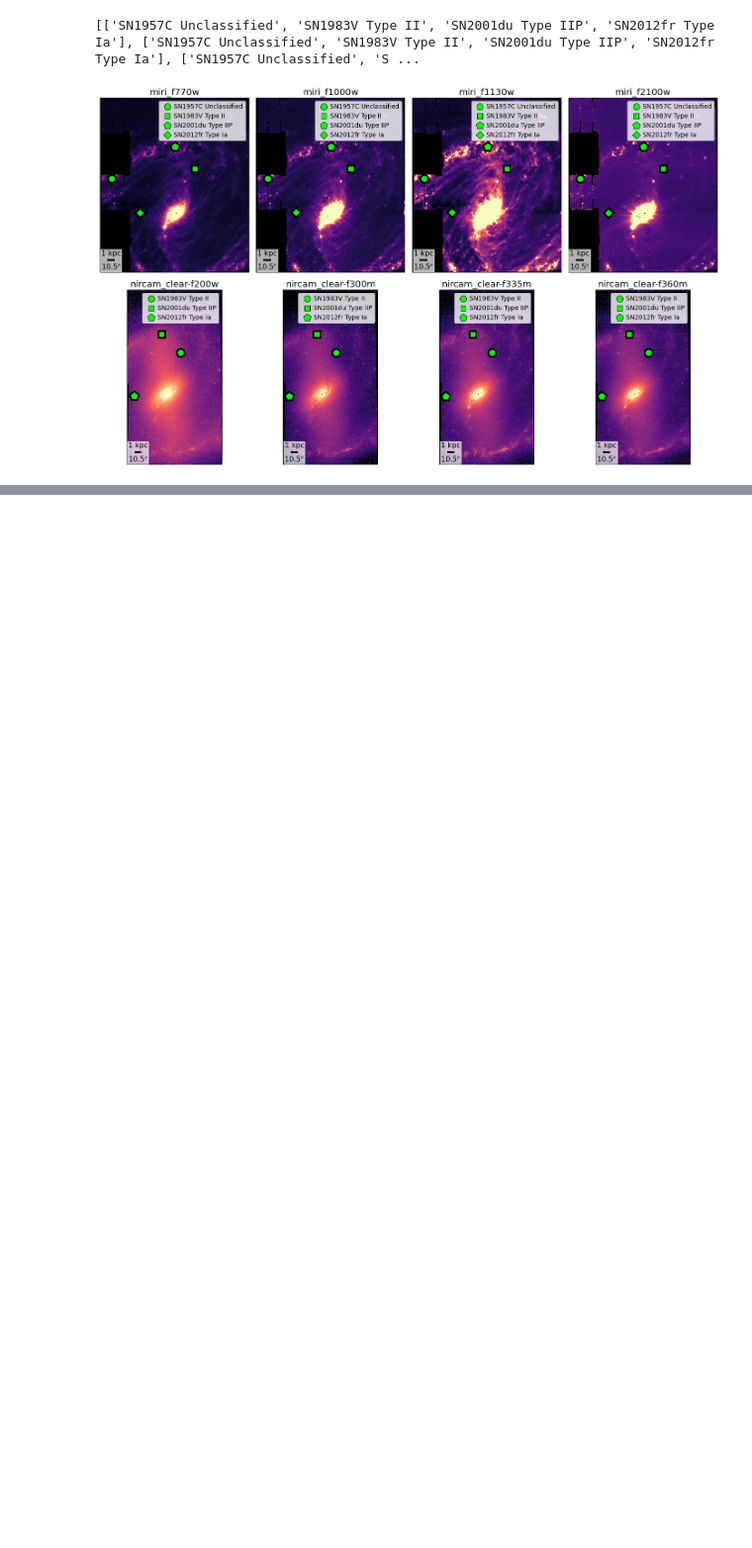
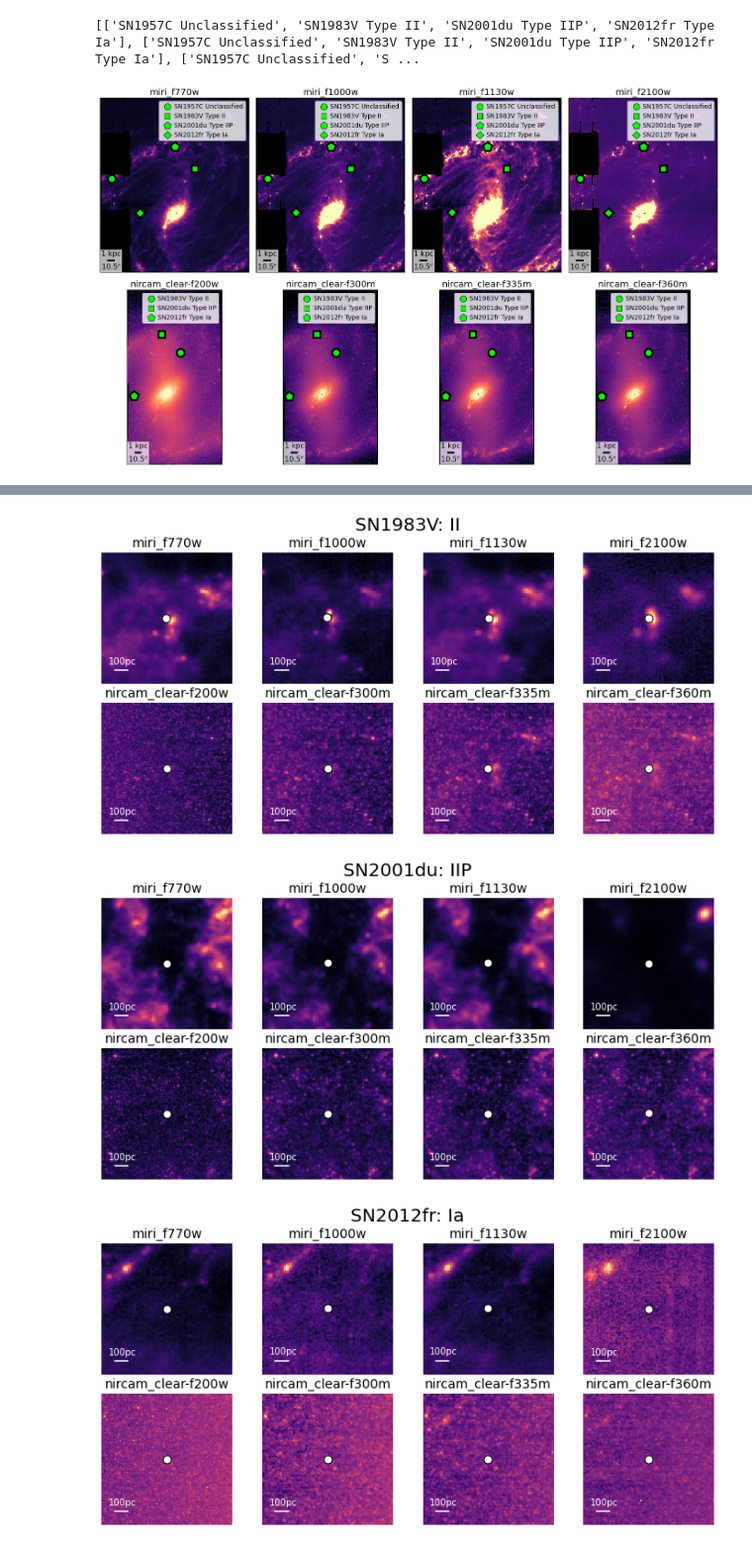
Before and after one commit to NessMayker/SNeJWST, a Jupyter notebook: Code/0.JWST_NGC1365_PanelMockUp.ipynb, the cells around one changed output, grey strips where cells are left out. Shown at 99% size. Cells and saved outputs as stored; diff of their text form; code cells hidden in the pictures; blank space fills up the shorter version.

Commit message:
finished zoom panels

```diff
--- a/Code/0.JWST_NGC1365_PanelMockUp.ipynb
+++ b/Code/0.JWST_NGC1365_PanelMockUp.ipynb
@@ -21,3 +21,5 @@ warnings.filterwarnings('ignore')
 
 font = {'weight': 'regular',
         'size': 16}
+font2 = {'weight': 'regular',
+        'size': 12}
@@ -53,31 +57,36 @@ def check_in_image(SNras, SNdecs, SNnames, SNtypes, GalaxyImg):
 
     c_delt = hdulist[1].header['CDELT1']
     dist = 19.57 * 10**6 # Handcoded just for 1365 for now until I know how to find this in file
-    theta = np.arctan(1000/dist)*(180/np.pi) # theta for scalebar
+    theta1kpc = np.arctan((1000./dist)*(180./np.pi)) # theta for 1kpc scalebar
+    theta100pc = np.arctan((100./dist)*(180./np.pi)) # theta for 1kpc scalebar
 
-    return (name_in_image, type_in_image, ra_in_image, dec_in_image, x_coord, y_coord, map, naxis1, naxis2, c_delt, dist, theta)
+    return (name_in_image, type_in_image, ra_in_image, dec_in_image, x_coord, y_coord, map, naxis1, naxis2, c_delt, dist, theta1kpc, theta100pc)
 # %%
 # grab list of files
 
-fileList = "/Users/nessmayker/Desktop/JWSTLargeFiles/ngc1365_lvl3_from_mast/filelist.txt"
+# prefix = "/Users/maykerchen.1/Desktop/"
+prefix = "/Users/mayker.1/Desktop/"
+# prefix = "/Users/nessmayker/Desktop/"
+
+fileList = prefix + "SNeJWST/Data/filelist.txt"
 fileNames = np.genfromtxt(fileList, dtype=str, unpack=True, usecols=(0))
-fileNames = ["/Users/nessmayker/Desktop/JWSTLargeFiles/ngc1365_lvl3_from_mast/" + x for x in fileNames]
+fileNames = [prefix + "JWSTLargeFiles/ngc1365_lvl3_from_mast/" + x for x in fileNames]
 
 SN_Sample_File = '../Data/1.FullCatalog-11-5-22.csv'
 data = Table.read(SN_Sample_File, format='csv')
 # SN_Sample.add_row(['TEST', 'NGC1365', 53,36, 53.39486166666666, -36.14314722222224, 'TEST','TEST'])
-#print(fileNames)
+# print(fileNames)
 # %%
 # set up plots & wcs information.
 import matplotlib.pyplot as plt
 import astropy.io.fits as pyfits
 from astropy.wcs import WCS
 plots, wcss, hdus, names, types, ras, decs, xs, ys, maps, nax1s, nax2s, cds, dist = [],[],[],[],[],[],[],[],[],[],[],[],[],[]
-scalebars=[]
+scalebars, cutoutsbs =[],[]
 
 for i in range(len(fileNames)):
     if os.path.isfile(fileNames[i]):
-        ns, ts, rs, ds, xcs, ycs, ms, n1s, n2s, cd, d, t = check_in_image(data['RA dds'], data['Dec dds'], data['Name'], data['Type'], fileNames[i])
+        ns, ts, rs, ds, xcs, ycs, ms, n1s, n2s, cd, d, tkpc, tpc = check_in_image(data['RA dds'], data['Dec dds'], data['Name'], data['Type'], fileNames[i])
         names.append(ns)
         types.append(ts)
         ras.append(rs)
@@ -95,14 +104,19 @@ for i in range(len(fileNames)):
         plots.append(JWST_map)
         wcss.append(WCS(JWST_hdu[1].header, naxis=2))
         cdelt_as = cd * 3600
-        t_as     = t  * 3600
+        t_as     = tkpc  * 3600
+        t_as_cutout = tpc *  3600
         t_as = np.round(t_as,1)
-#         cdelt_pc = d * 10**6 * np.tan(cd*np.pi/180)
+        t_as_cutout =  np.round(t_as_cutout,1)
+#         cdelt_pc = d * np.tan(cd*np.pi/180)
 #         sb = ScaleBar(cdelt_pc,"m",dimension="si-length",label="1 kpc",length_fraction=None,fixed_value=1000,
 #                       location="lower right",color='white',pad=None, box_alpha=0, font_properties=font, scale_loc = None)
         sb = ScaleBar(cdelt_as,"''",dimension="angle",label="1 kpc",length_fraction=None,fixed_value=t_as,
                       location="lower left",color='black',pad=0.2, box_alpha=0.7, font_properties=font, scale_loc = None)
         scalebars.append(sb)
+        sb_co = ScaleBar(cdelt_as,"''",dimension="angle",label="100 pc",length_fraction=None,fixed_value=t_as_cutout,
+                      location="lower left",color='black',pad=0.2, box_alpha=0.7, font_properties=font2, scale_loc = None)
+        cutoutsbs.append(sb_co)
 # %%
 # set up legend labels
 
@@ -553,0 +335,11 @@ plt.show()
+# %%
+# Make zooms for each SN
+
+makeZooms(2,4, imgs, ra83V, dec83V, name83V, type83V)                      #SN1983V
+makeZooms(2,4, imgs, ra01du, dec01du, name01du, type01du)                  #SN2001du
+makeZooms(2,4, imgs, ra12fr, dec12fr, name12fr, type12fr)                  #SN2012fr
+makeZooms(1,4, imgs[0:4], ra57C, dec57C, name57C, type57C, size=(10,2.5))  #SN1957C
+# %% [output]
+[figure, added]
+[figure, added]
+[figure, added]
```
Also changed, not shown: parts of 10 cells of this notebook, 12 other files.
